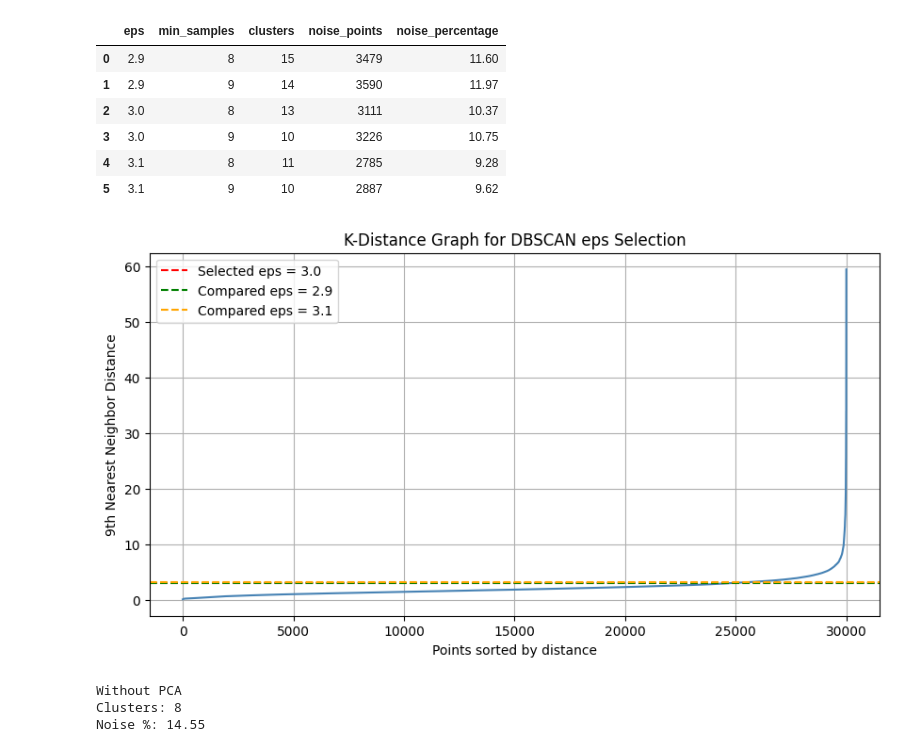
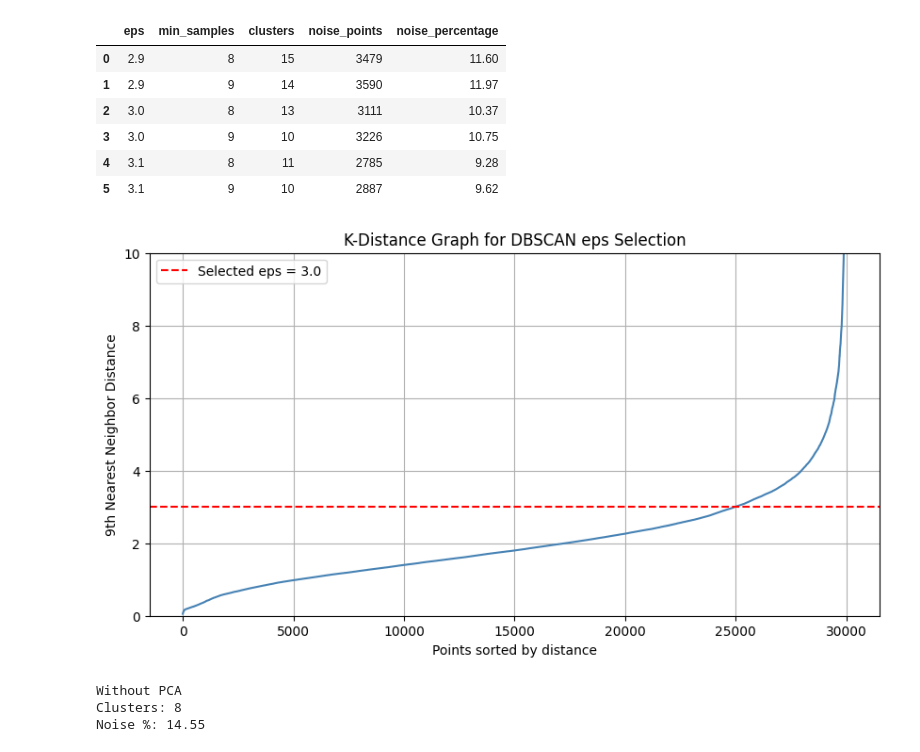
Before and after one commit to DOHA-BASEM3/FINAL-PROJECT, a Jupyter notebook: Ghena_Preprocessing_PCA_tSNE.ipynb, the cells around one changed output. Drawn from its saved outputs; the diff is of its cells as text; code cells hidden in the pictures.

```diff
--- a/Ghena_Preprocessing_PCA_tSNE.ipynb
+++ b/Ghena_Preprocessing_PCA_tSNE.ipynb
@@ -385,27 +385,30 @@ results_df
 # %%
 # Using K-distance graph to estimate a suitable eps value
 # based on nearest neighbor distances
 
 nbrs = NearestNeighbors(n_neighbors=9).fit(X_sample)
 distances, _ = nbrs.kneighbors(X_sample)
 
 distances = np.sort(distances[:, 8])
 
 plt.figure(figsize=(10,5))
 plt.plot(distances, color='steelblue')
 
 plt.axhline(y=3.0, color='red', linestyle='--', label='Selected eps = 3.0')
-plt.axhline(y=2.9, color='green', linestyle='--', label='Compared eps = 2.9')
-plt.axhline(y=3.1, color='orange', linestyle='--', label='Compared eps = 3.1')
+#plt.axhline(y=2.9, color='green', linestyle='--', label='Compared eps = 2.9')
+#plt.axhline(y=3.1, color='orange', linestyle='--', label='Compared eps = 3.1')
+
+# Limit y-axis for better elbow visualization
+plt.ylim(0, 10)
 
 plt.title('K-Distance Graph for DBSCAN eps Selection')
 plt.xlabel('Points sorted by distance')
 plt.ylabel('9th Nearest Neighbor Distance')
 plt.legend()
 plt.grid(True)
 plt.show()
 # %% [output]
-[figure, old version]
+[figure, new version]
 # %%
 # Applying DBSCAN on the original scaled dataset
 # before dimensionality reduction using PCA
```
Also changed, not shown: parts of 10 cells of this notebook.
